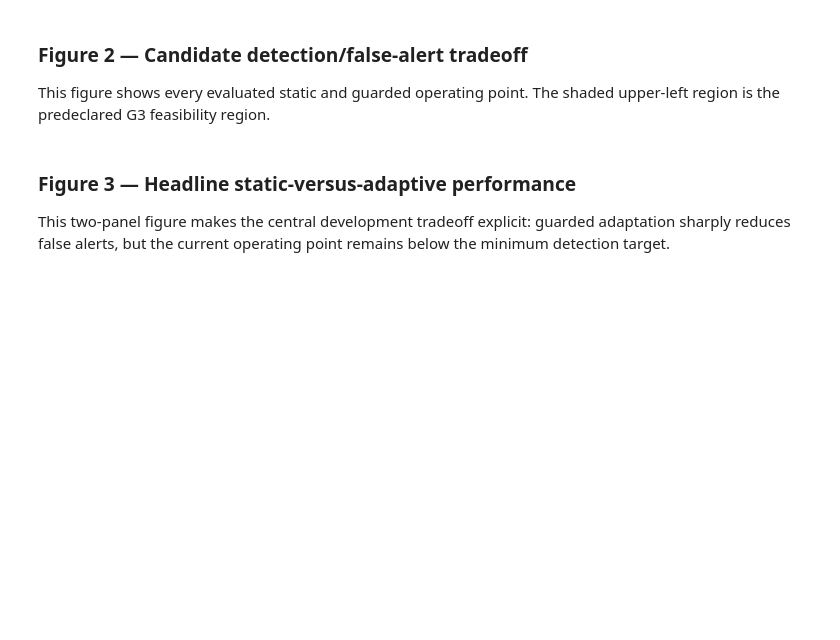
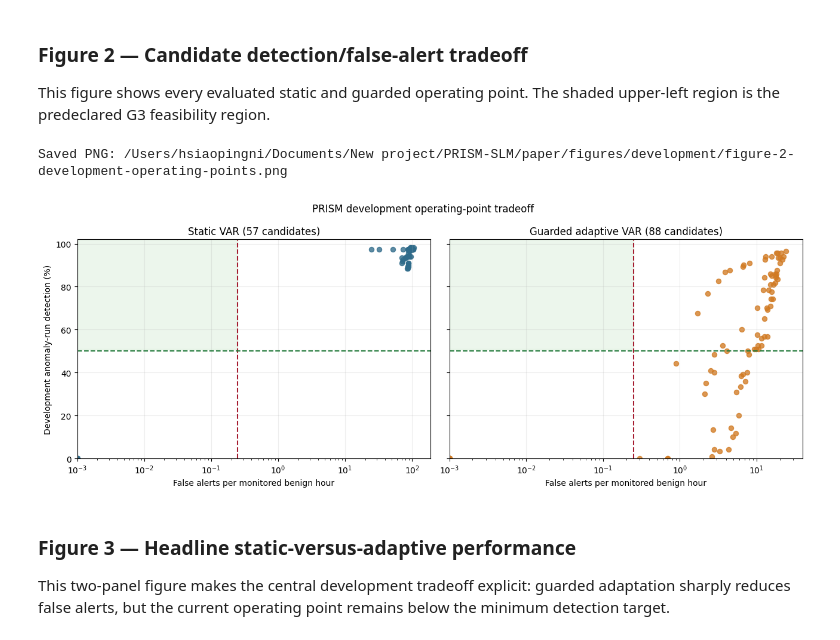
Before and after one commit to ping830616/PRISM, a Jupyter notebook: notebooks/PRISM_Complete_Experiment.ipynb, the cells around one changed output. Saved outputs shown, nothing was run; the diff lists cells and outputs as text; code cells hidden in the pictures; blank space fills up the shorter version.

```diff
--- a/notebooks/PRISM_Complete_Experiment.ipynb
+++ b/notebooks/PRISM_Complete_Experiment.ipynb
@@ -6582,6 +8769,11 @@ PAPER_RESULT_FILES = {
         ),
     ),
 }
+if ROBUST_NORMALIZATION_RESULTS_JSON.exists() and ROBUST_NORMALIZATION_RESULTS_CSV.exists():
+    PAPER_RESULT_FILES["Robust residual fusion"] = (
+        ROBUST_NORMALIZATION_RESULTS_JSON,
+        ROBUST_NORMALIZATION_RESULTS_CSV,
+    )
 
 PAPER_REPORTS = {
     label: json.loads(json_path.read_text(encoding="utf-8"))
@@ -6838,26 +9091,39 @@ print("G3 targets: false alerts/hour <= 0.25; detection >= 50%.")
 This figure shows every evaluated static and guarded operating point. The shaded
 upper-left region is the predeclared G3 feasibility region.
 # %%
-figure, axes = plt.subplots(1, 2, figsize=(13, 5), sharey=True)
-colors = {"Static VAR": "#2f6b8a", "Guarded adaptive VAR": "#d17a22"}
+figure, axes = plt.subplots(1, len(PAPER_CANDIDATES), figsize=(6 * len(PAPER_CANDIDATES), 5), sharey=True)
+if len(PAPER_CANDIDATES) == 1:
+    axes = [axes]
+colors = {
+    "Static VAR": "#2f6b8a",
+    "Guarded adaptive VAR": "#d17a22",
+    "Robust residual fusion": "#2a9d8f",
+}
 for axis, (label, candidates) in zip(axes, PAPER_CANDIDATES.items()):
-    x_values = candidates["false_alerts_per_hour"].clip(lower=1e-3)
-    y_values = 100.0 * candidates["anomaly_run_detection_rate"]
+    if label == "Robust residual fusion":
+        x_values = candidates["fah"].clip(lower=1e-3)
+        y_values = 100.0 * candidates["detection"]
+    else:
+        x_values = candidates["false_alerts_per_hour"].clip(lower=1e-3)
+        y_values = 100.0 * candidates["anomaly_run_detection_rate"]
     axis.scatter(x_values, y_values, s=34, alpha=0.78, color=colors[label])
     axis.axvline(0.25, color="#a51c30", linestyle="--", linewidth=1.5)
     axis.axhline(50.0, color="#237a3b", linestyle="--", linewidth=1.5)
     axis.axvspan(1e-3, 0.25, ymin=0.5, ymax=1.0, color="#4daf4a", alpha=0.10)
     axis.set_xscale("log")
     axis.set_xlim(left=1e-3)
     axis.set_ylim(0, 102)
     axis.set_title(f"{label} ({len(candidates)} candidates)")
     axis.set_xlabel("False alerts per monitored benign hour")
     axis.grid(alpha=0.22)
 axes[0].set_ylabel("Development anomaly-run detection (%)")
 figure.suptitle("PRISM development operating-point tradeoff")
 figure.tight_layout()
 save_paper_figure(figure, "figure-2-development-operating-points.png")
 plt.show()
+# %% [output]
+Saved PNG: /Users/hsiaopingni/Documents/New project/PRISM-SLM/paper/figures/development/figure-2-development-operating-points.png
+[figure, added]
 # %% [markdown]
 ### Figure 3 — Headline static-versus-adaptive performance
 
```
Also changed, not shown: parts of 57 cells of this notebook, 8 other files.
